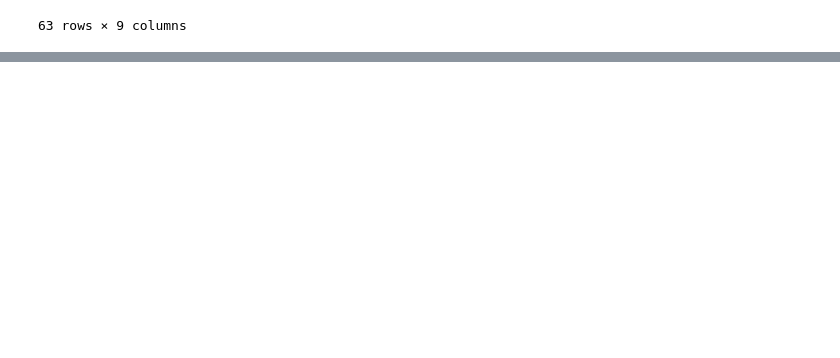
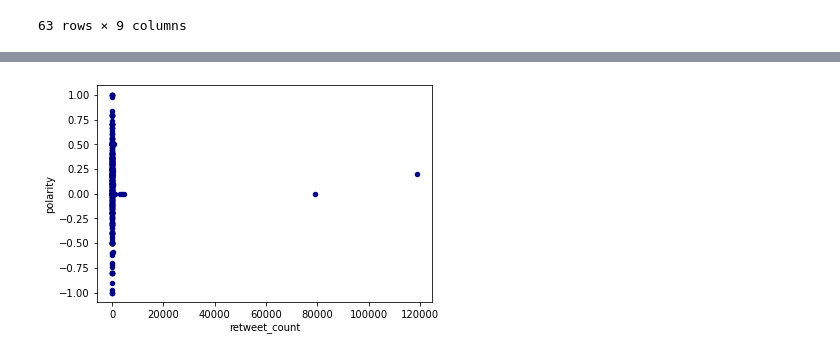
Before and after one commit to samanthasains/RDShipWars, a Jupyter notebook: textblob.ipynb, the cells around one changed output, grey strips where cells are left out. Cells and saved outputs as stored; diff of their text form; code cells hidden in the pictures; blank space fills up the shorter version.

Commit message:
some blob

```diff
--- a/textblob.ipynb
+++ b/textblob.ipynb
@@ -52,0 +95,4 @@ df
+# %%
+choniBlob = pd.read_csv('/Users/christinemagnotta/RDShipWars/data/choni.csv.csv')
+# %%
+choniBlob[['polarity', 'subjectivity']] = choniBlob['tweets'].apply(lambda Text: pd.Series(TextBlob(Text).sentiment))
@@ -52,0 +132,6 @@ df
+# %%
+ax1 = choniBlob.plot.scatter(x='retweet_count',
+                      y='polarity',
+                      c='DarkBlue')
+# %% [output]
+[figure, added]
```
Also changed, not shown: parts of 25 cells of this notebook, 10 other files.
